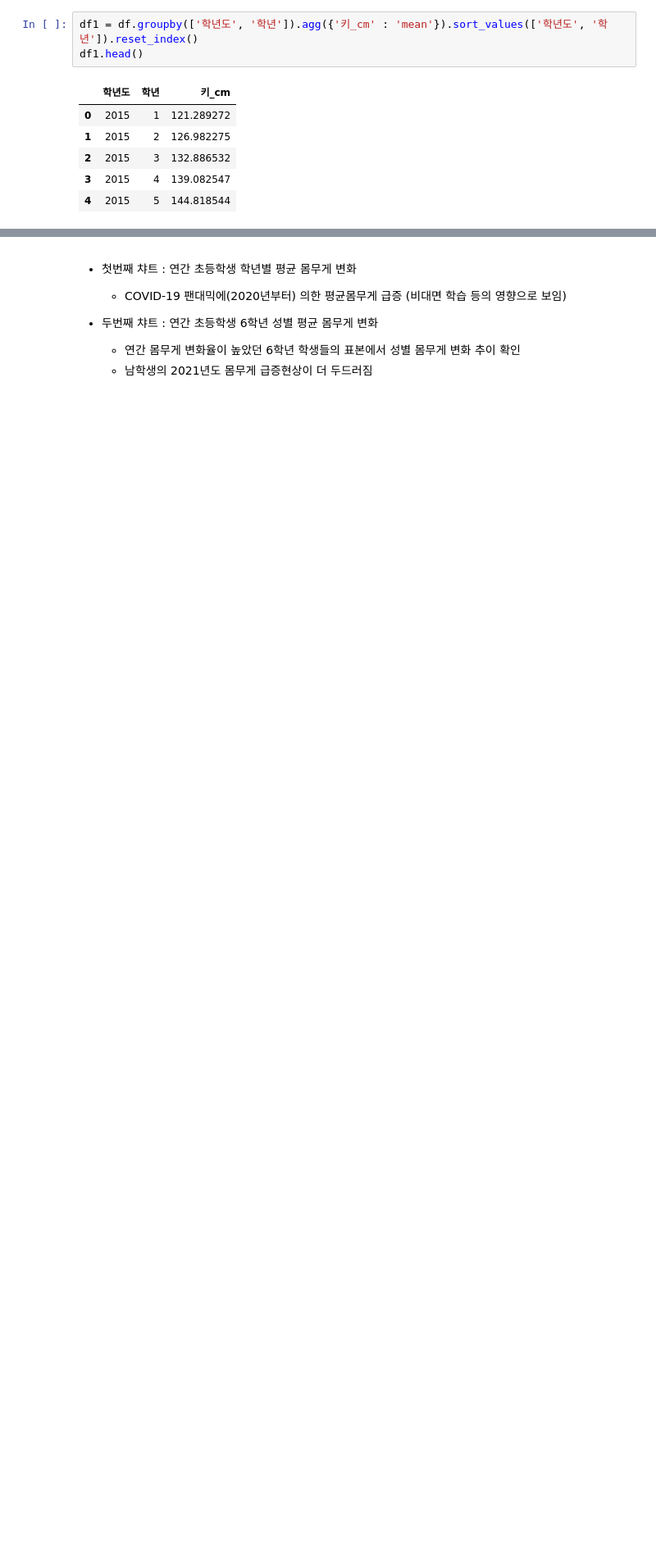
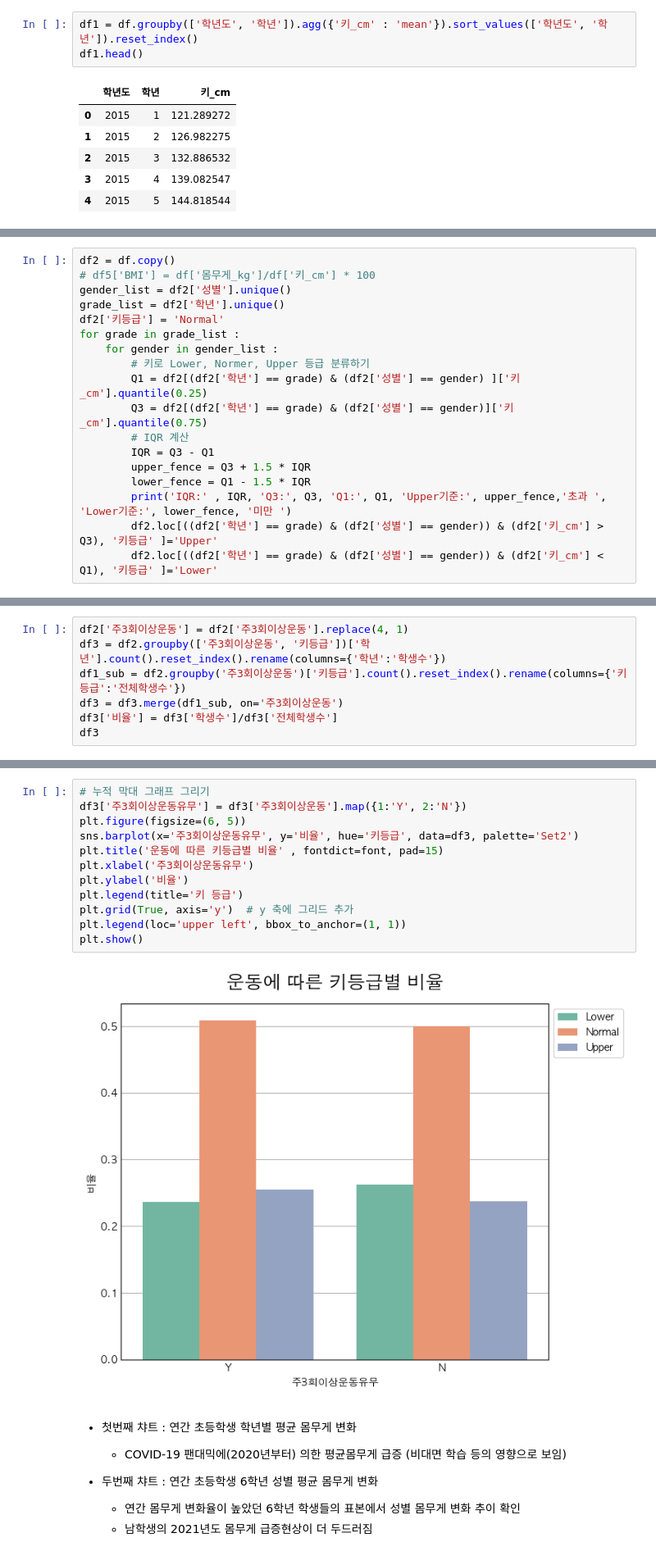
Before and after one commit to wooyeon83/AIBP_Team_Project, a Jupyter notebook: src/PRJ_02_Data_Analyze_Visualization_cwy.ipynb, the cells around one changed output, grey strips where cells are left out. Shown at 82% size. Cells and saved outputs as stored; diff of their text form; blank space fills up the shorter version.

```diff
--- a/src/PRJ_02_Data_Analyze_Visualization_cwy.ipynb
+++ b/src/PRJ_02_Data_Analyze_Visualization_cwy.ipynb
@@ -98,3 +97,21 @@ plt.xticks(years)
 plt.show()
 # %% [output]
 [figure]
+# %%
+df2 = df.copy()
+# df5['BMI'] = df['몸무게_kg']/df['키_cm'] * 100
+gender_list = df2['성별'].unique()
+grade_list = df2['학년'].unique()
+df2['키등급'] = 'Normal'
+for grade in grade_list :
+    for gender in gender_list :
+        # 키로 Lower, Normer, Upper 등급 분류하기
+        Q1 = df2[(df2['학년'] == grade) & (df2['성별'] == gender) ]['키_cm'].quantile(0.25)
+        Q3 = df2[(df2['학년'] == grade) & (df2['성별'] == gender)]['키_cm'].quantile(0.75)
+        # IQR 계산
+        IQR = Q3 - Q1
+        upper_fence = Q3 + 1.5 * IQR
+        lower_fence = Q1 - 1.5 * IQR
+        print('IQR:' , IQR, 'Q3:', Q3, 'Q1:', Q1, 'Upper기준:', upper_fence,'초과 ', 'Lower기준:', lower_fence, '미만 ')
+        df2.loc[((df2['학년'] == grade) & (df2['성별'] == gender)) & (df2['키_cm'] > Q3), '키등급' ]='Upper'
+        df2.loc[((df2['학년'] == grade) & (df2['성별'] == gender)) & (df2['키_cm'] < Q1), '키등급' ]='Lower'
@@ -100,0 +131,7 @@ plt.show()
+# %%
+df2['주3회이상운동'] = df2['주3회이상운동'].replace(4, 1)
+df3 = df2.groupby(['주3회이상운동', '키등급'])['학년'].count().reset_index().rename(columns={'학년':'학생수'})
+df1_sub = df2.groupby('주3회이상운동')['키등급'].count().reset_index().rename(columns={'키등급':'전체학생수'})
+df3 = df3.merge(df1_sub, on='주3회이상운동')
+df3['비율'] = df3['학생수']/df3['전체학생수']
+df3
@@ -101,3 +146,17 @@ plt.show()
+# %%
+# 누적 막대 그래프 그리기
+df3['주3회이상운동유무'] = df3['주3회이상운동'].map({1:'Y', 2:'N'})
+plt.figure(figsize=(6, 5))
+sns.barplot(x='주3회이상운동유무', y='비율', hue='키등급', data=df3, palette='Set2')
+plt.title('운동에 따른 키등급별 비율' , fontdict=font, pad=15)
+plt.xlabel('주3회이상운동유무')
+plt.ylabel('비율')
+plt.legend(title='키 등급')
+plt.grid(True, axis='y')  # y 축에 그리드 추가
+plt.legend(loc='upper left', bbox_to_anchor=(1, 1))
+plt.show()
+# %% [output]
+[figure, added]
 # %% [markdown]
 * 첫번째 챠트 :  연간 초등학생 학년별 평균 몸무게 변화
     * COVID-19 팬대믹에(2020년부터) 의한 평균몸무게 급증 (비대면 학습 등의 영향으로 보임)
```
Also changed, not shown: parts of 8 cells of this notebook, 1 other file.
